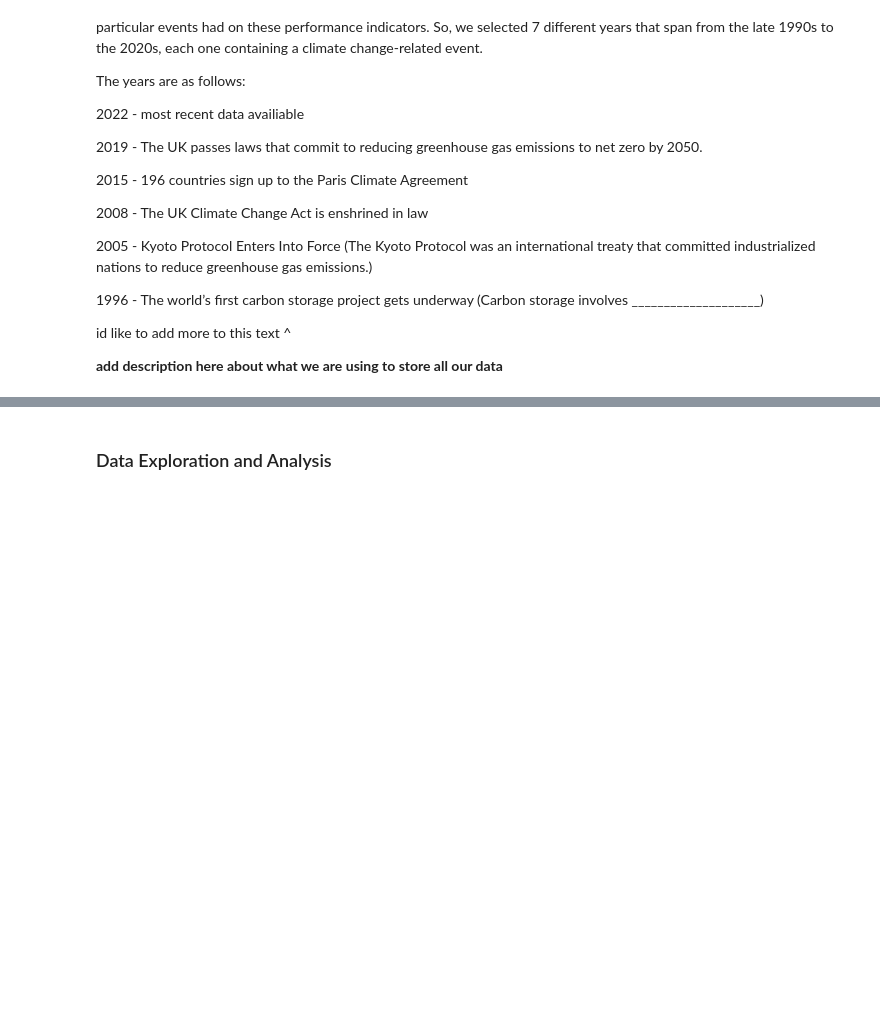
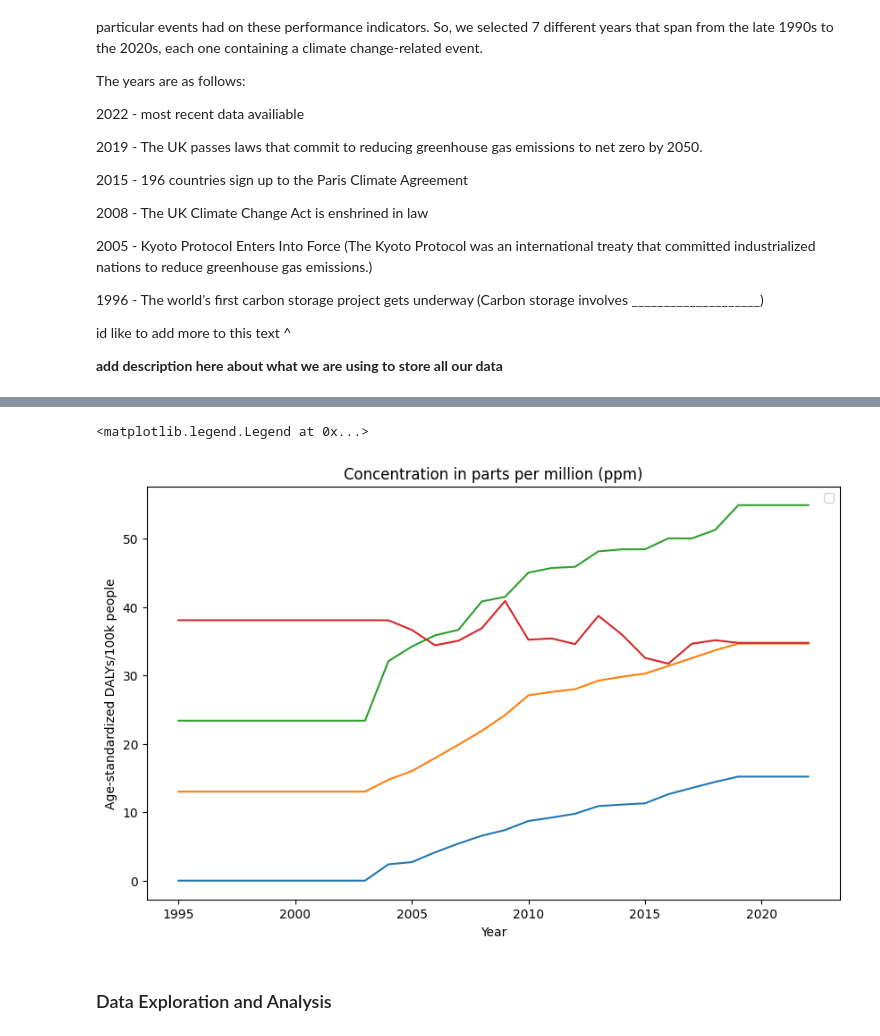
Before and after one commit to sussenbachtucker/DSCI235-Term-Project, a Jupyter notebook: DSCI235FinalProject.ipynb, the cells around one changed output, grey strips where cells are left out. Drawn from its saved outputs; the diff is of its cells as text; code cells hidden in the pictures; blank space fills up the shorter version.

```diff
--- a/DSCI235FinalProject.ipynb
+++ b/DSCI235FinalProject.ipynb
@@ -95,3 +139,18 @@ Name: 10, dtype: object
+# %%
+plt.figure(figsize=(10, 6))
+gen = (p_i for p_i in indicators if unit_dict.get(p_i) == "ppm")
+for p_i in gen:
+    plt.plot(USA_data.droplevel("iso").reorder_levels(["indicator", "year"]).loc[p_i])
+
+
+plt.xlabel("Year")
+#plt.xticks(years)
+plt.ylabel("Age-standardized DALYs/100k people")
+plt.title("Concentration in parts per million (ppm)")
+plt.legend(gen) ## need to figure out how to get the right labels in there
+# %% [output]
+<matplotlib.legend.Legend at 0x...>
+[figure, added]
 # %% [markdown]
 ### Data Exploration and Analysis
 # %% [markdown]
```
Also changed, not shown: parts of 11 cells of this notebook.
